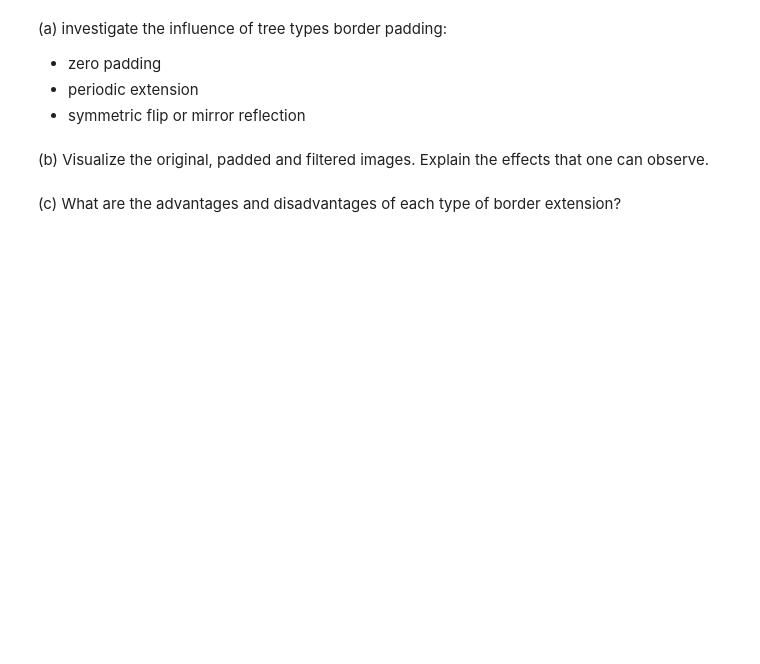
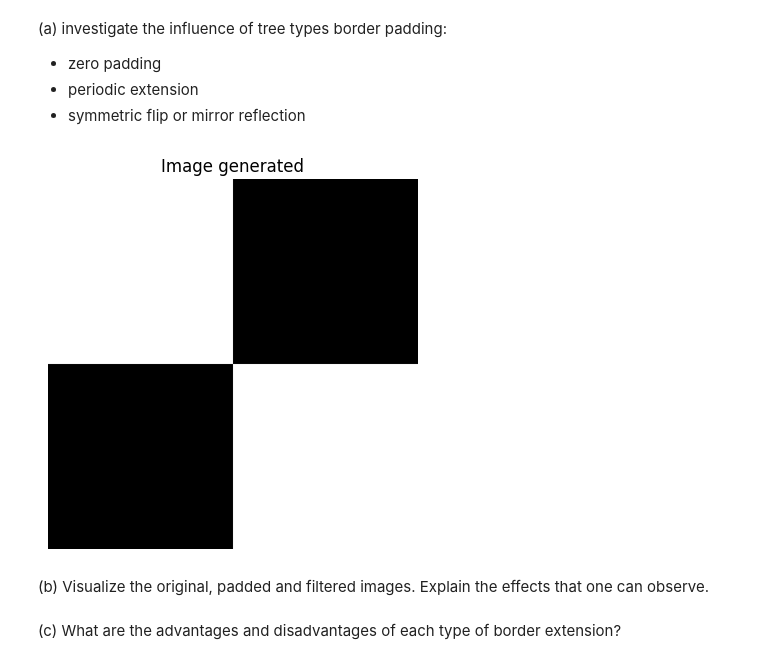
Before and after one commit to Arkanthara/digital_image_processing, a Jupyter notebook: TP6_donnet_michel.ipynb, the cells around one changed output. Saved outputs shown, nothing was run; the diff lists cells and outputs as text; code cells hidden in the pictures; blank space fills up the shorter version.

```diff
--- a/TP6_donnet_michel.ipynb
+++ b/TP6_donnet_michel.ipynb
@@ -259,6 +315,18 @@ Using the *numpy* padding function and the box filter of size 31 $\times$ 31 (us
    * zero padding
    * periodic extension
    * symmetric flip or mirror reflection
+# %%
+def generate_image(size: int) -> np.ndarray:
+    img_1 = np.zeros((size, size))
+    img_1[:, size // 2 :] = 1
+    img_1 = img_1.astype(int)
+    img_2 = np.rot90(img_1)
+    img_1 = np.bitwise_xor(img_1, img_2)
+    return img_1
+
+print_image(generate_image(512), "Image generated", cmap='gray')
+# %% [output]
+[figure, added]
 # %% [markdown]
 (b) Visualize the original, padded and filtered images. Explain the effects that one can observe.
 # %% [markdown]
```
Also changed, not shown: parts of 9 cells of this notebook.
